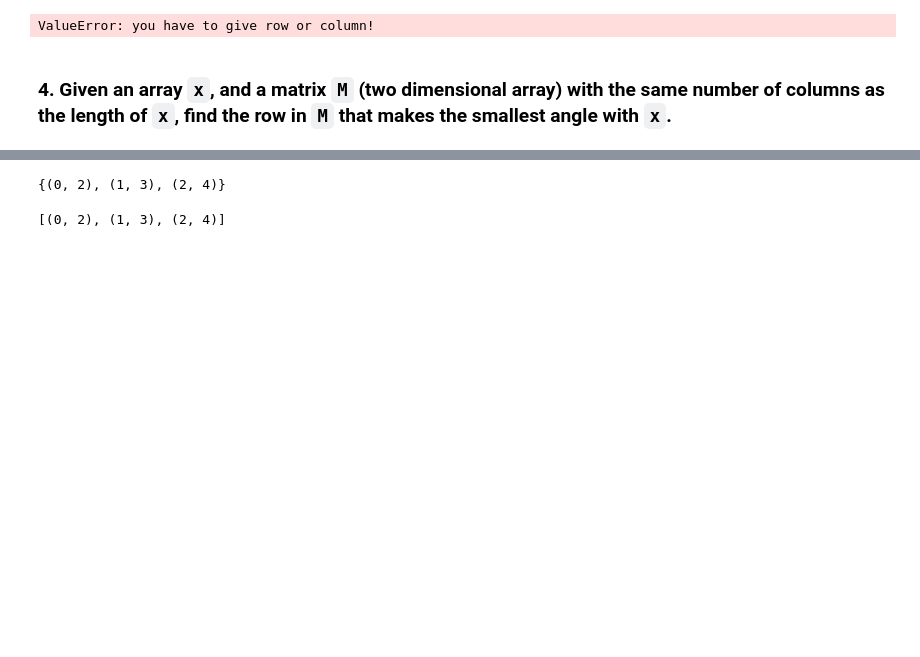
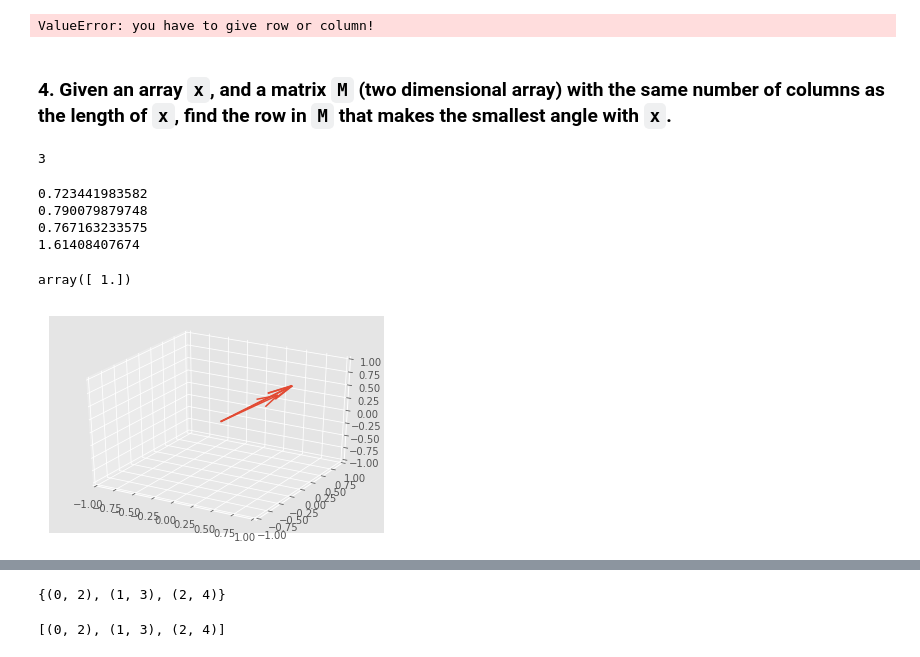
Before and after one commit to iglee/100-ds-problems, a Jupyter notebook: my_solution.ipynb, the cells around one changed output, grey strips where cells are left out. Cells and saved outputs as stored; diff of their text form; code cells hidden in the pictures; blank space fills up the shorter version.

```diff
--- a/my_solution.ipynb
+++ b/my_solution.ipynb
@@ -1,3 +1,31 @@
+# %%
+##what to head all ipython notebook:
+
+import pandas as pd
+import numpy as np
+import matplotlib.pyplot as plt
+from scipy import stats
+from sklearn.model_selection import train_test_split
+#linear model
+from sklearn.linear_model import LogisticRegression
+#svm
+from sklearn.svm import SVC
+#trees
+from sklearn.tree import DecisionTreeClassifier
+#NLF
+from sklearn.feature_extraction.text import TfidfVectorizer
+#boosting
+from sklearn.ensemble import GradientBoostingClassifier
+#PCA
+from sklearn.decomposition import PCA
+
+%matplotlib inline
+plt.style.use('ggplot')
+
+%load_ext autoreload
+%autoreload 2
+
+#ESC + H for all the shortcuts
 # %% [markdown]
 100 Data Science Programming Problems
 =====================================
@@ -479,0 +512,14 @@ ValueError: you have to give row or column!
+# %%
+len(M[0])
+# %% [output]
+3
+# %%
+from numpy.linalg import norm
+
+for y in M:
+    print np.arccos(y.dot(x)/(norm(y)*norm(x)))
+# %% [output]
+0.723441983582
+0.790079879748
+0.767163233575
+1.61408407674
@@ -479,0 +531,5 @@ ValueError: you have to give row or column!
+# %%
+a = np.array([])
+np.append(a,1)
+# %% [output]
+array([ 1.])
@@ -480,3 +538,16 @@ ValueError: you have to give row or column!
+# %%
+origin = [0,0,0]
+X, Y, Z = zip(origin,origin,origin)
+U, V, W = zip([1,1,1],[2,0,2],[3,4,3])
+fig = plt.figure()
+ax = fig.add_subplot(111, projection='3d')
+ax.quiver(X,Y,Z,U,V,W,normalize=True)
+ax.set_xlim([-1,1])
+ax.set_ylim([-1,1])
+ax.set_zlim([-1,1])
+plt.show()
+# %% [output]
+[figure, added]
 # %% [markdown]
 
 1.  Given a number `n`, create a matrix of zeros, but with ones on the diagonals immediately below and above the main diagonal.  For example, when `n=5`, you should create the following matrix
```
Also changed, not shown: parts of 4 cells of this notebook.
